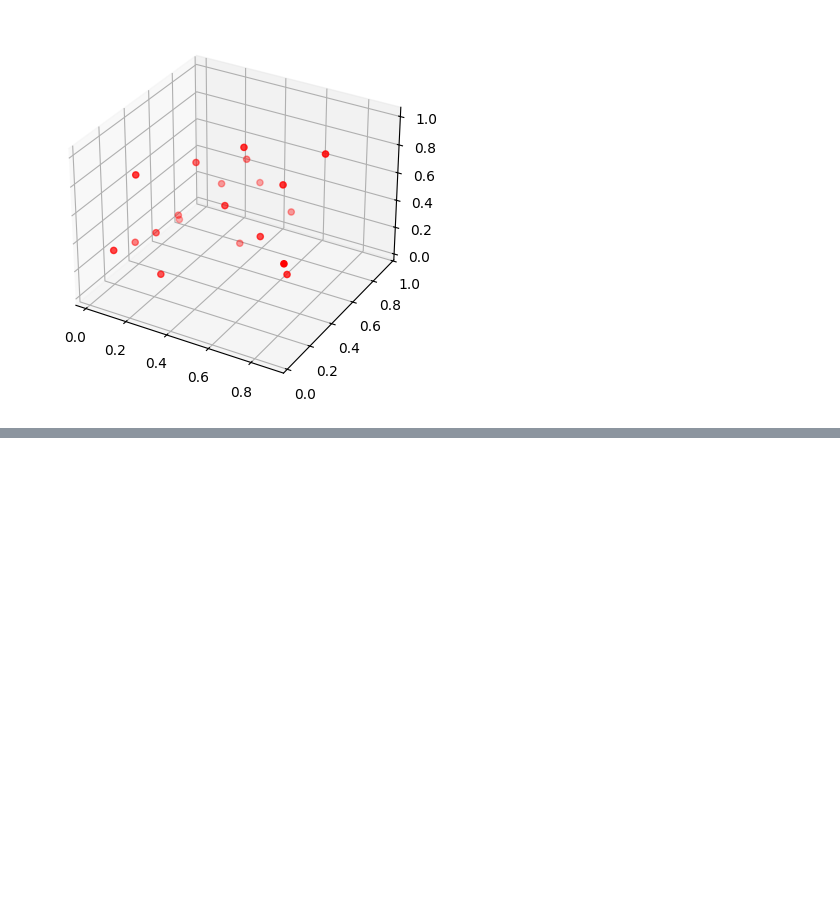
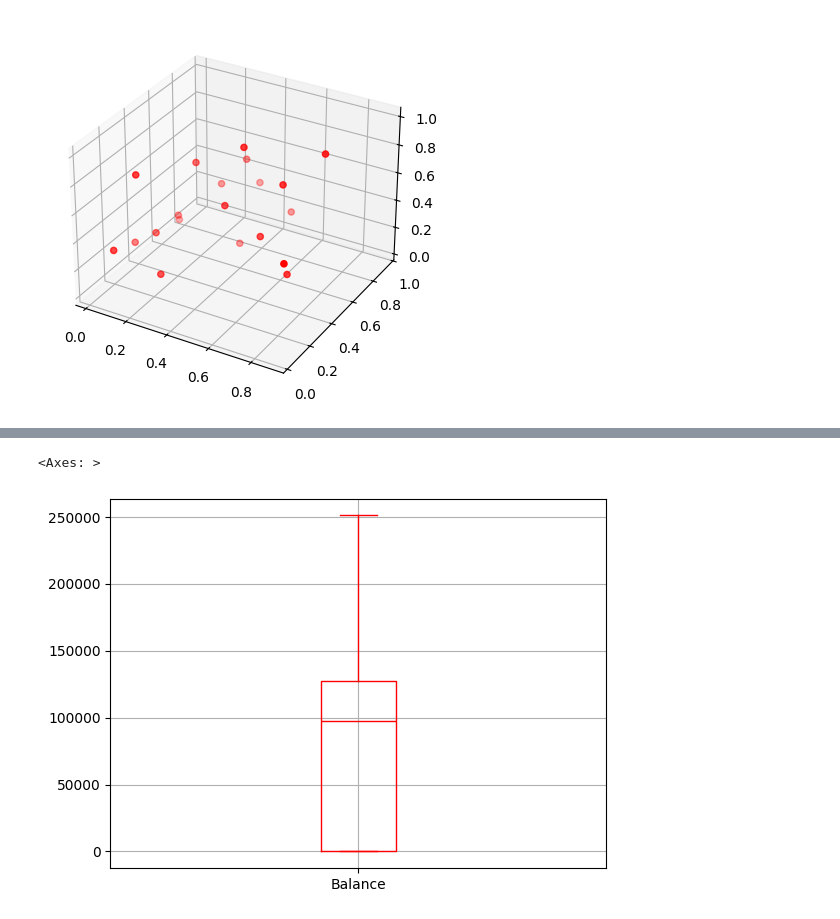
Before and after one commit to Promoter-Harsh/Pandas, a Jupyter notebook: matplotlib.ipynb, the cells around one changed output, grey strips where cells are left out. Cells and saved outputs as stored; diff of their text form; code cells hidden in the pictures; blank space fills up the shorter version.

```diff
--- a/matplotlib.ipynb
+++ b/matplotlib.ipynb
@@ -80,3 +80,6 @@ ax.scatter(x,y,z, c = "r", marker = "o")
 # %% [output]
 <mpl_toolkits.mplot3d.art3d.Path3DCollection at 0x...>
 [figure]
+# %%
+data = pd.read_csv("/content/Bank_churn.csv")
+data
@@ -82,0 +100,5 @@ ax.scatter(x,y,z, c = "r", marker = "o")
+# %%
+data.boxplot(column = "Balance", color = "red")
+# %% [output]
+<Axes: >
+[figure, added]
```
Also changed, not shown: parts of 2 cells of this notebook.
